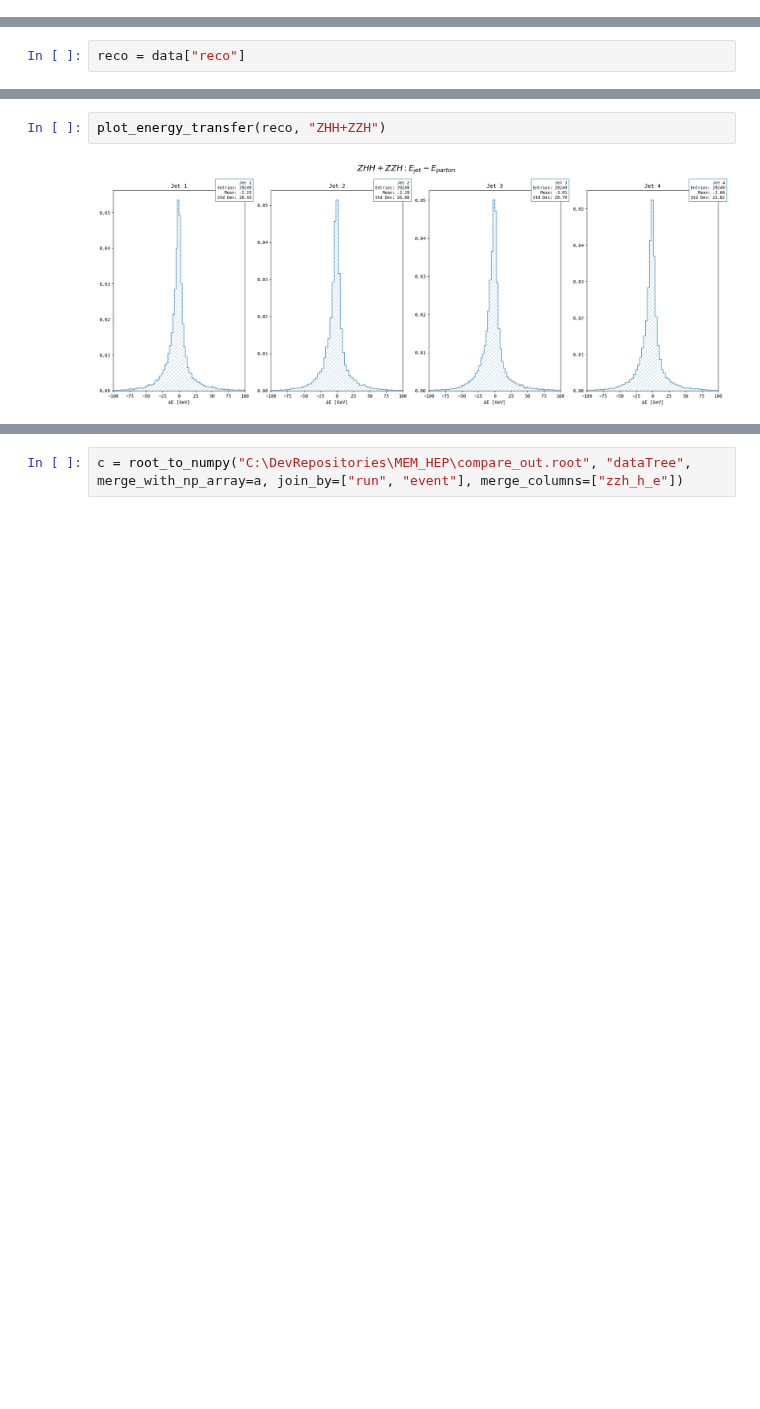
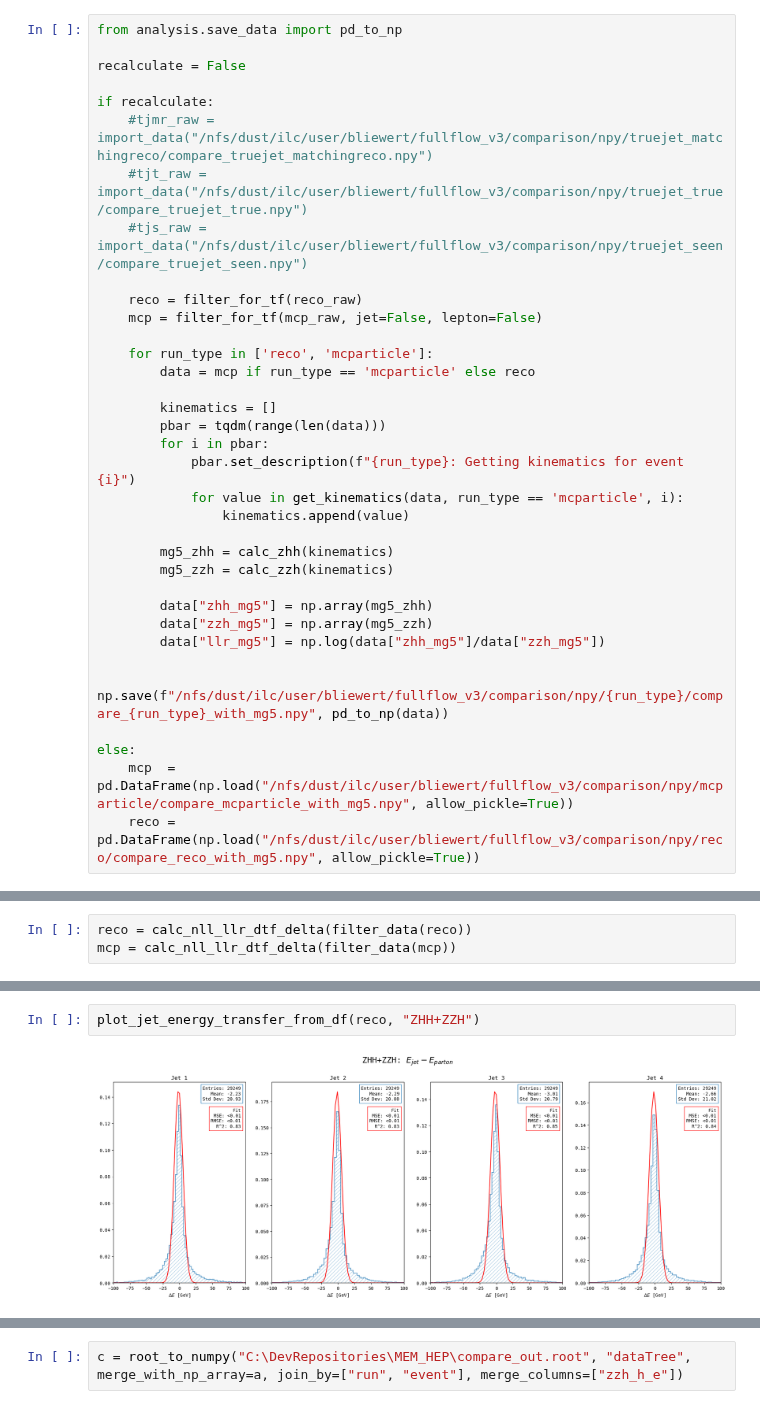
Before and after one commit to nVentis/MEM_HEP, a Jupyter notebook: view_v3.ipynb, the cells around one changed output, grey strips where cells are left out. Cells and saved outputs as stored; diff of their text form; blank space fills up the shorter version.

Commit message:
Added MadGraph5 backend

```diff
--- a/view_v3.ipynb
+++ b/view_v3.ipynb
@@ -32,0 +30,35 @@ data = {
+# %%
+from analysis.save_data import pd_to_np
+
+recalculate = False
+
+if recalculate:
+    #tjmr_raw = import_data("/nfs/dust/ilc/user/bliewert/fullflow_v3/comparison/npy/truejet_matchingreco/compare_truejet_matchingreco.npy")
+    #tjt_raw = import_data("/nfs/dust/ilc/user/bliewert/fullflow_v3/comparison/npy/truejet_true/compare_truejet_true.npy")
+    #tjs_raw = import_data("/nfs/dust/ilc/user/bliewert/fullflow_v3/comparison/npy/truejet_seen/compare_truejet_seen.npy")
+
+    reco = filter_for_tf(reco_raw)
+    mcp = filter_for_tf(mcp_raw, jet=False, lepton=False)
+
+    for run_type in ['reco', 'mcparticle']:
+        data = mcp if run_type == 'mcparticle' else reco
+
+        kinematics = []
+        pbar = tqdm(range(len(data)))
+        for i in pbar:
+            pbar.set_description(f"{run_type}: Getting kinematics for event {i}")
+            for value in get_kinematics(data, run_type == 'mcparticle', i):
+                kinematics.append(value)
+
+        mg5_zhh = calc_zhh(kinematics)
+        mg5_zzh = calc_zzh(kinematics)
+
+        data["zhh_mg5"] = np.array(mg5_zhh)
+        data["zzh_mg5"] = np.array(mg5_zzh)
+        data["llr_mg5"] = np.log(data["zhh_mg5"]/data["zzh_mg5"])
+
+        np.save(f"/nfs/dust/ilc/user/bliewert/fullflow_v3/comparison/npy/{run_type}/compare_{run_type}_with_mg5.npy", pd_to_np(data))
+
+else:
+    mcp  = pd.DataFrame(np.load("/nfs/dust/ilc/user/bliewert/fullflow_v3/comparison/npy/mcparticle/compare_mcparticle_with_mg5.npy", allow_pickle=True))
+    reco = pd.DataFrame(np.load("/nfs/dust/ilc/user/bliewert/fullflow_v3/comparison/npy/reco/compare_reco_with_mg5.npy", allow_pickle=True))
@@ -32,0 +85,3 @@ data = {
+# %%
+reco = calc_nll_llr_dtf_delta(filter_data(reco))
+mcp = calc_nll_llr_dtf_delta(filter_data(mcp))
@@ -69,2 +122,0 @@ data["reco"].shape
-# %%
-reco = data["reco"]
@@ -83,5 +125,5 @@ def plot_energy_transfer(data, name = ""):
 # %%
-plot_energy_transfer(reco, "ZHH+ZZH")
+plot_jet_energy_transfer_from_df(reco, "ZHH+ZZH")
 # %% [output]
-[figure, old version]
+[figure, new version]
 # %%
```
Also changed, not shown: parts of 29 cells of this notebook, 37 other files.
